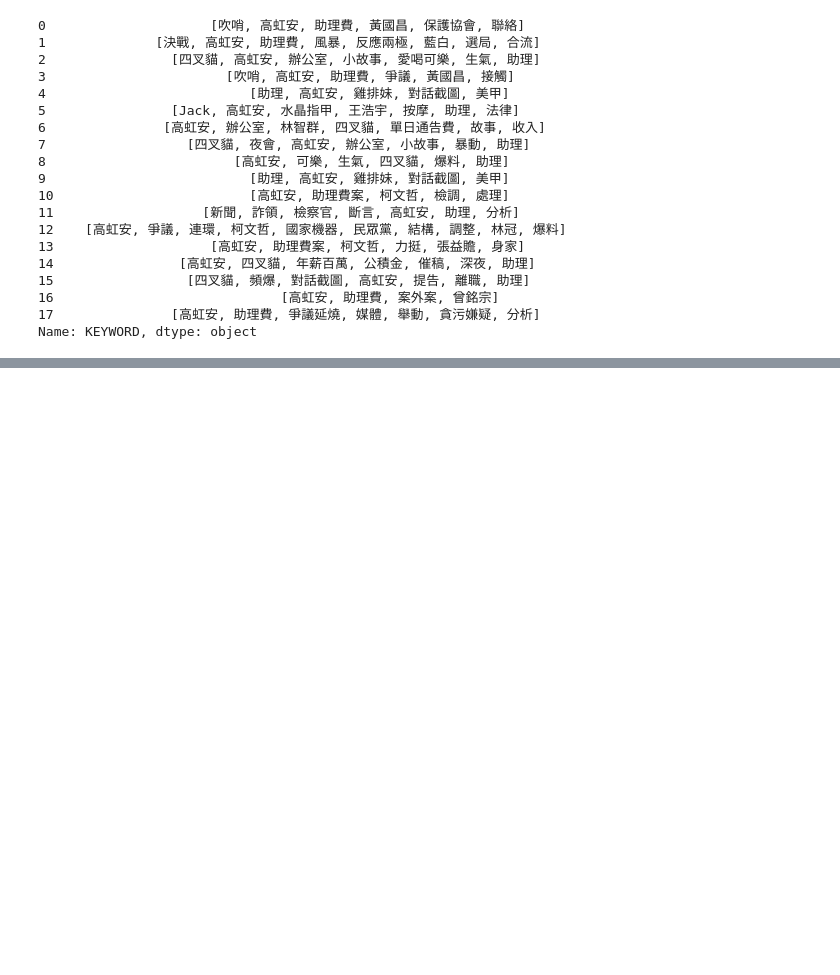
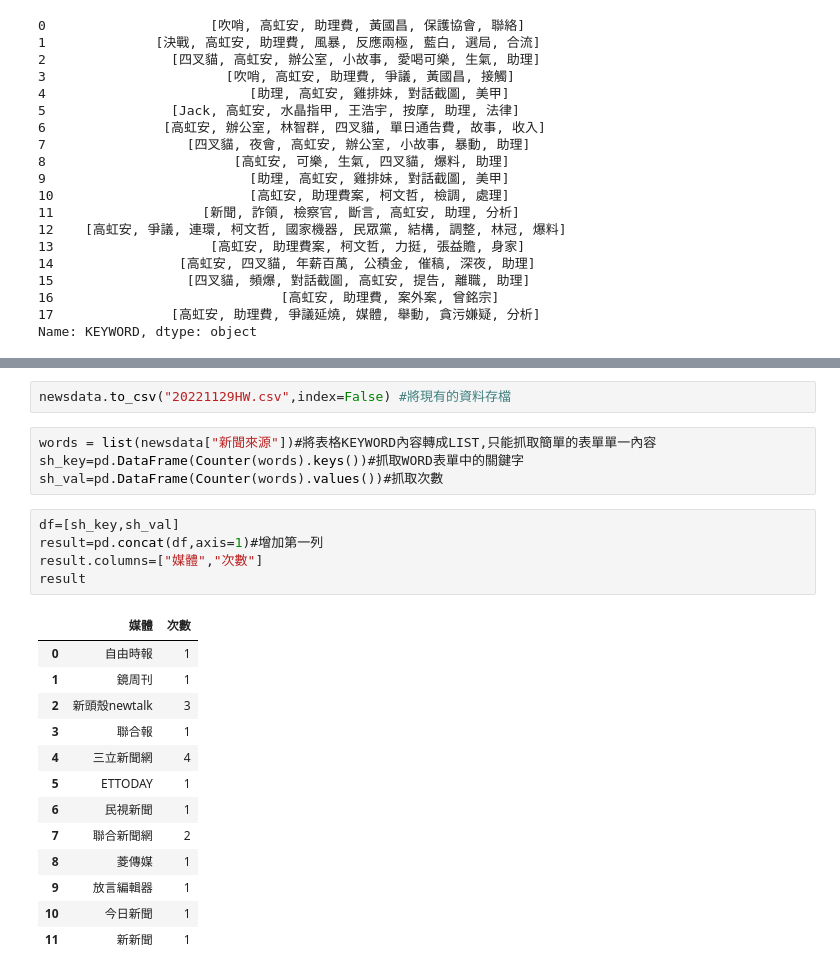
Before and after one commit to walilaywa/PL, a Jupyter notebook: 20221123_PRA.ipynb, the cells around one changed output, grey strips where cells are left out. Drawn from its saved outputs; the diff is of its cells as text; blank space fills up the shorter version.

```diff
--- a/20221123_PRA.ipynb
+++ b/20221123_PRA.ipynb
@@ -102,0 +161,25 @@ Name: ARTIWORD, dtype: object
+# %%
+newsdata.to_csv("20221129HW.csv",index=False) #將現有的資料存檔
+# %%
+words = list(newsdata["新聞來源"])#將表格KEYWORD內容轉成LIST,只能抓取簡單的表單單一內容
+sh_key=pd.DataFrame(Counter(words).keys())#抓取WORD表單中的關鍵字
+sh_val=pd.DataFrame(Counter(words).values())#抓取次數
+# %%
+df=[sh_key,sh_val]
+result=pd.concat(df,axis=1)#增加第一列
+result.columns=["媒體","次數"]
+result
+# %% [output]
+|  | 媒體 | 次數 |
+| 0 | 自由時報 | 1 |
+| 1 | 鏡周刊 | 1 |
+| 2 | 新頭殼newtalk | 3 |
+| 3 | 聯合報 | 1 |
+| 4 | 三立新聞網 | 4 |
+| 5 | ETTODAY | 1 |
+| 6 | 民視新聞 | 1 |
+| 7 | 聯合新聞網 | 2 |
+| 8 | 菱傳媒 | 1 |
+| 9 | 放言編輯器 | 1 |
+| 10 | 今日新聞 | 1 |
+| 11 | 新新聞 | 1 |
```
Also changed, not shown: parts of 25 cells of this notebook, 4 other files.
